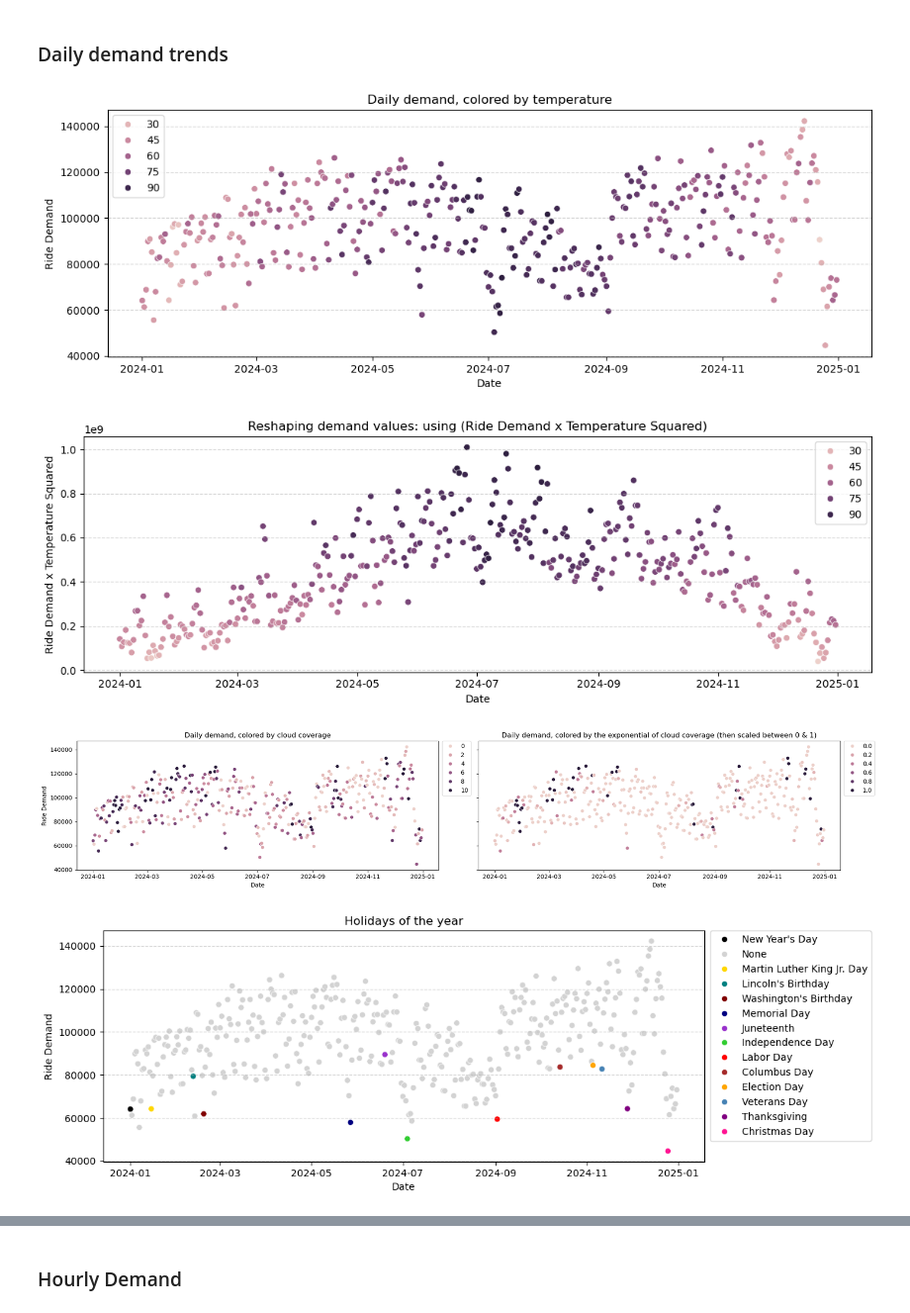
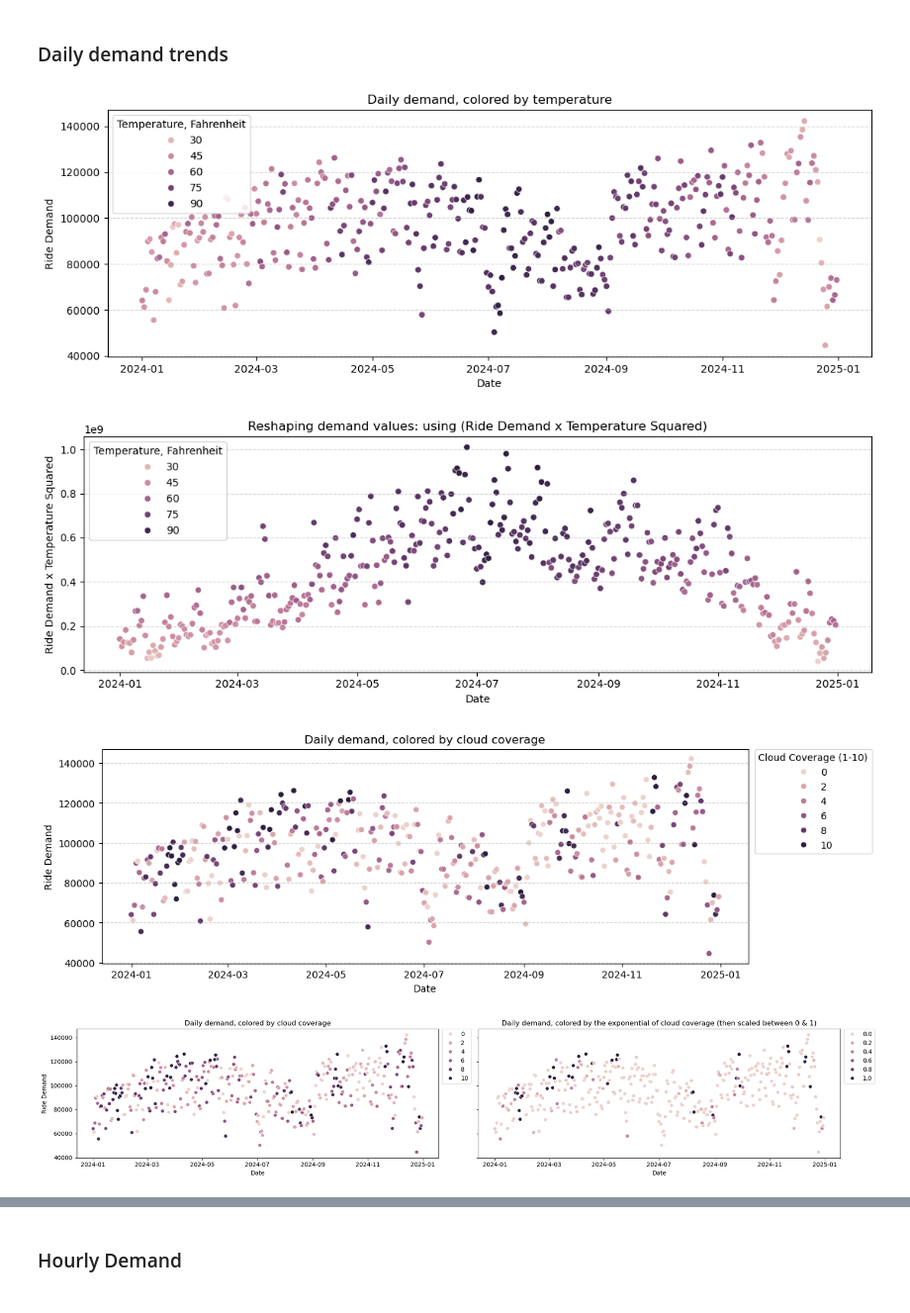
Before and after one commit to emma123456789102/Machine-Learning-Taxi-, a Jupyter notebook: notebook_demand.ipynb, the cells around one changed output, grey strips where cells are left out. Shown at 99% size. Cells and saved outputs as stored; diff of their text form; code cells hidden in the pictures.

Commit message:
updated cloud coverage graph

```diff
--- a/notebook_demand.ipynb
+++ b/notebook_demand.ipynb
@@ -642,7 +642,7 @@ plt.tight_layout()
 plt.title("Daily demand, colored by temperature")
 plt.xlabel("Date")
 plt.ylabel("Ride Demand")
-plt.legend(title="Temperature, Fahrenheit")
+plt.legend(title="Temperature, Fahrenheit", loc="best")
 plt.grid(axis="y", linestyle="--", alpha=0.5)
 plt.show()
 
@@ -660,6 +660,15 @@ plt.show()
 # Cloud cover & Windspeed saying similar things; can they be combined?
 daily['exp_cloud_cover'] = np.exp(daily['cloud_coverage'])
 daily['scaled_exp_cloud_cover'] = MinMaxScaler().fit_transform(daily['exp_cloud_cover'].values.reshape(-1, 1))
+
+plt.figure(figsize=(12, 4))
+sns.scatterplot(daily, x='pickup_date', y='total_ride_count', hue='cloud_coverage')
+plt.legend(title="Cloud Coverage (1-10)", bbox_to_anchor=(1.01, 1), loc='upper left', borderaxespad=0)
+plt.title("Daily demand, colored by cloud coverage")
+plt.xlabel("Date")
+plt.ylabel("Ride Demand")
+plt.grid(axis="y", linestyle="--", alpha=0.5)
+plt.show()
 
 fig, axes = plt.subplots(1, 2, figsize=(20, 4), sharey=True)
 sns.scatterplot(daily, x='pickup_date', y='total_ride_count', hue='cloud_coverage', ax=axes[0])
@@ -696,34 +705,34 @@ sns.scatterplot(daily, x='pickup_date', y='total_ride_count', hue='holiday', pal
 plt.legend(bbox_to_anchor=(1.01, 1), loc='upper left', borderaxespad=0)
 plt.tight_layout()
 plt.title("Holidays of the year")
 plt.xlabel("Date")
 plt.ylabel("Ride Demand")
 plt.grid(axis="y", linestyle="--", alpha=0.5)
 plt.show()
 
 # Days of week
 palette = {
     'Monday': "crimson",
     'Tuesday': 'lightgrey',
     'Wednesday': 'lightgrey',
     'Thursday': 'seagreen',
     'Friday': 'lightgrey',
     'Saturday': 'dodgerblue',
     'Sunday': 'lightgrey',
 }
 plt.figure(figsize=(12, 4))
 sns.scatterplot(daily, x='pickup_date', y='total_ride_count', hue='day', palette=palette)
 plt.legend(bbox_to_anchor=(1.01, 1), loc='upper left', borderaxespad=0)
 plt.tight_layout()
 plt.title("I hate Mondays")
 plt.xlabel("Date")
 plt.ylabel("Ride Demand")
 plt.grid(axis="y", linestyle="--", alpha=0.5)
 plt.show()
 
 del daily
 # %% [output]
-[figure, old version]
+[figure, new version]
-[figure, old version]
+[figure, new version]
-[figure, old version]
+[figure, new version]
-[figure, old version]
+[figure, new version]
```
Also changed, not shown: parts of 1 cell of this notebook, 2 other files.
